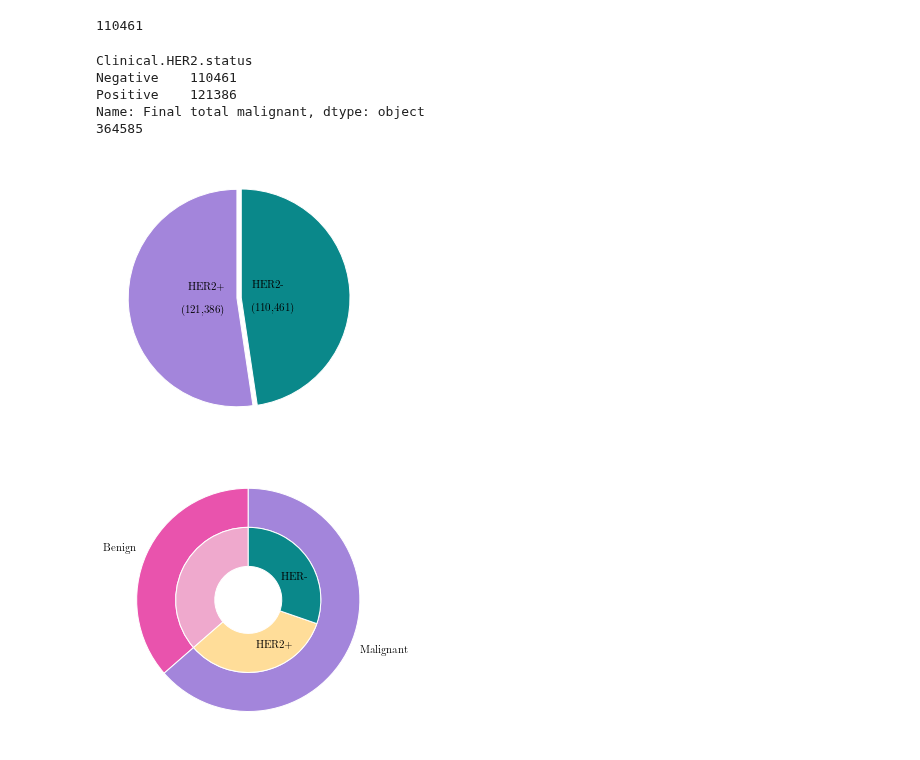
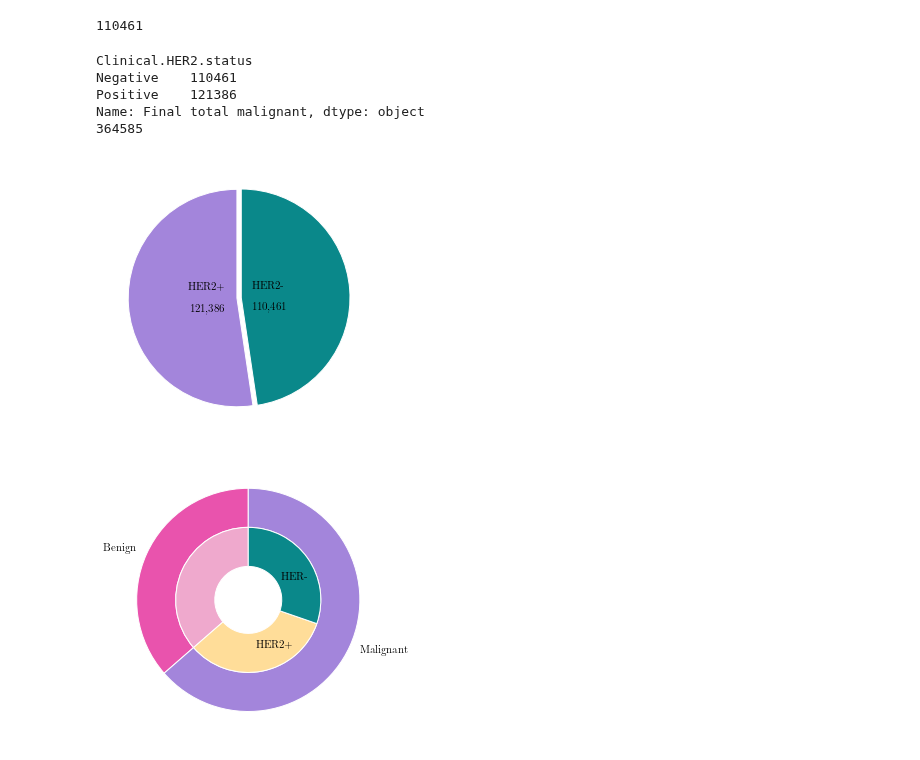
Before and after one commit to Alexandra-Smith/masters, a Jupyter notebook: notebooks/15-final-data-info.ipynb, the cells around one changed output. Drawn from its saved outputs; the diff is of its cells as text; code cells hidden in the pictures.

Commit message:
editing visuals

```diff
--- a/notebooks/15-final-data-info.ipynb
+++ b/notebooks/15-final-data-info.ipynb
@@ -467,23 +465,23 @@ print(count)
 # %%
 plt.rcParams["figure.figsize"] = [5, 5]
 category_totals = merged_df.groupby('Clinical.HER2.status')['Final total malignant'].sum()
 print(category_totals)
 print(np.sum(category_totals.values) + merged_df['Final total benign'].sum())
 
 # total_patches = total_benign + total_tumourous
-plt.pie([category_totals[1], category_totals[0]], labels=[f'HER2+\n\n({category_totals[1]:,})', f'HER2-\n\n  ({category_totals[0]:,})'], colors=[cd['lightpurple'], cd['green']], explode=[0.02, 0.02], startangle=90, labeldistance=0.1, pctdistance=0.65)
+plt.pie([category_totals[1], category_totals[0]], labels=[f'HER2+\n\n{category_totals[1]:,}', f'HER2-\n\n  {category_totals[0]:,}'], colors=[cd['lightpurple'], cd['green']], explode=[0.02, 0.02], startangle=90, labeldistance=0.1, pctdistance=0.65)
 # plt.pie(status, colors=['mediumpurple', 'mediumaquamarine'], startangle=90, autopct=lambda x: '{:.2f}%'.format(x))
 # plt.legend(labels=['Benign', 'Tumourous'], bbox_to_anchor=(0.5,0.08), loc="center", bbox_transform=plt.gcf().transFigure, ncol=2)
 # plt.title("Patch classifications")
 # plt.show()
-plt.savefig("/home/21576262@su/masters/reports/data figs/final/" + 'pie_her2_patches' + ".eps", format="eps", bbox_inches='tight')
+plt.savefig("/home/21576262@su/masters/reports/data figs/final/" + 'pie_her2_patches' + ".svg", format="svg", bbox_inches='tight')
 # %% [output]
 Clinical.HER2.status
 Negative    110461
 Positive    121386
 Name: Final total malignant, dtype: object
 364585
-[figure, old version]
+[figure, new version]
 # %%
 # Nested pie chart
 total_benign = df['Final total benign'].sum()
```
Also changed, not shown: parts of 6 cells of this notebook, 7 other files.
